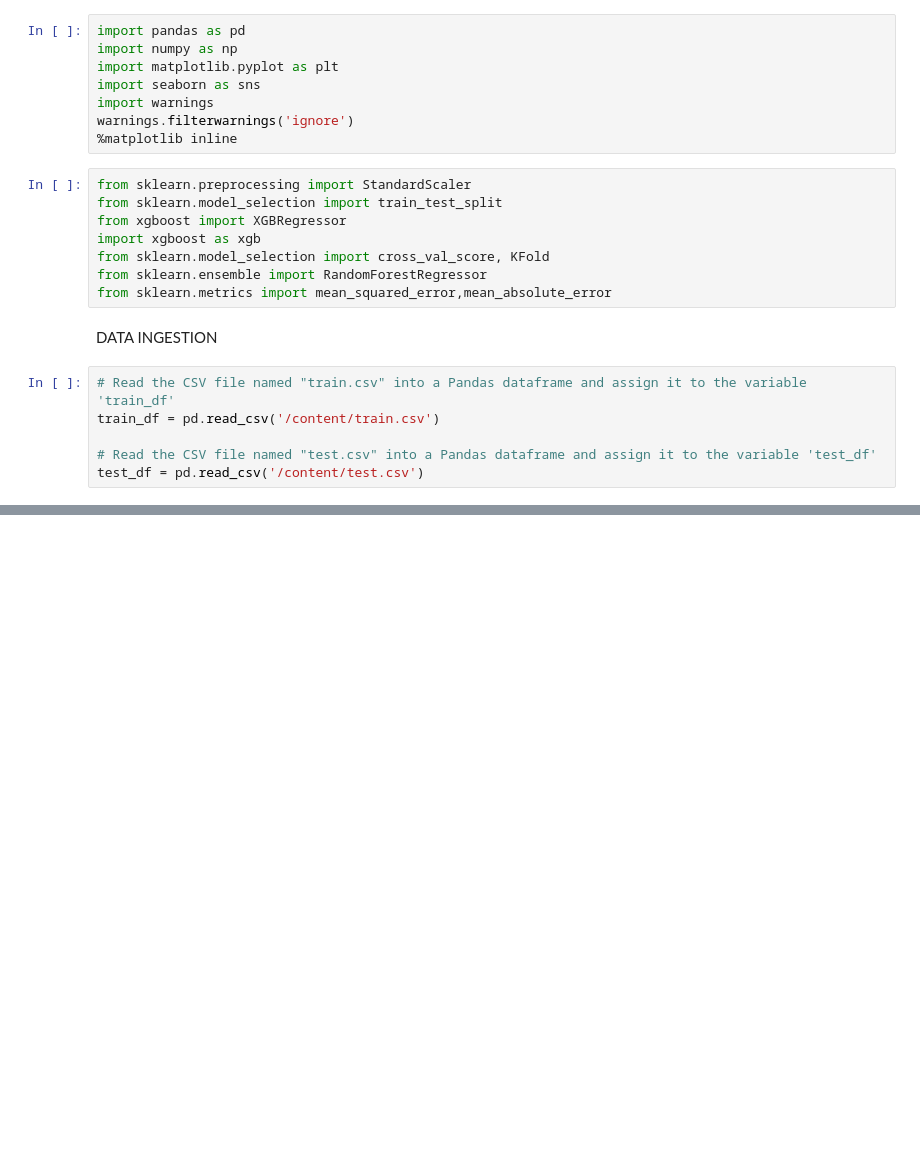
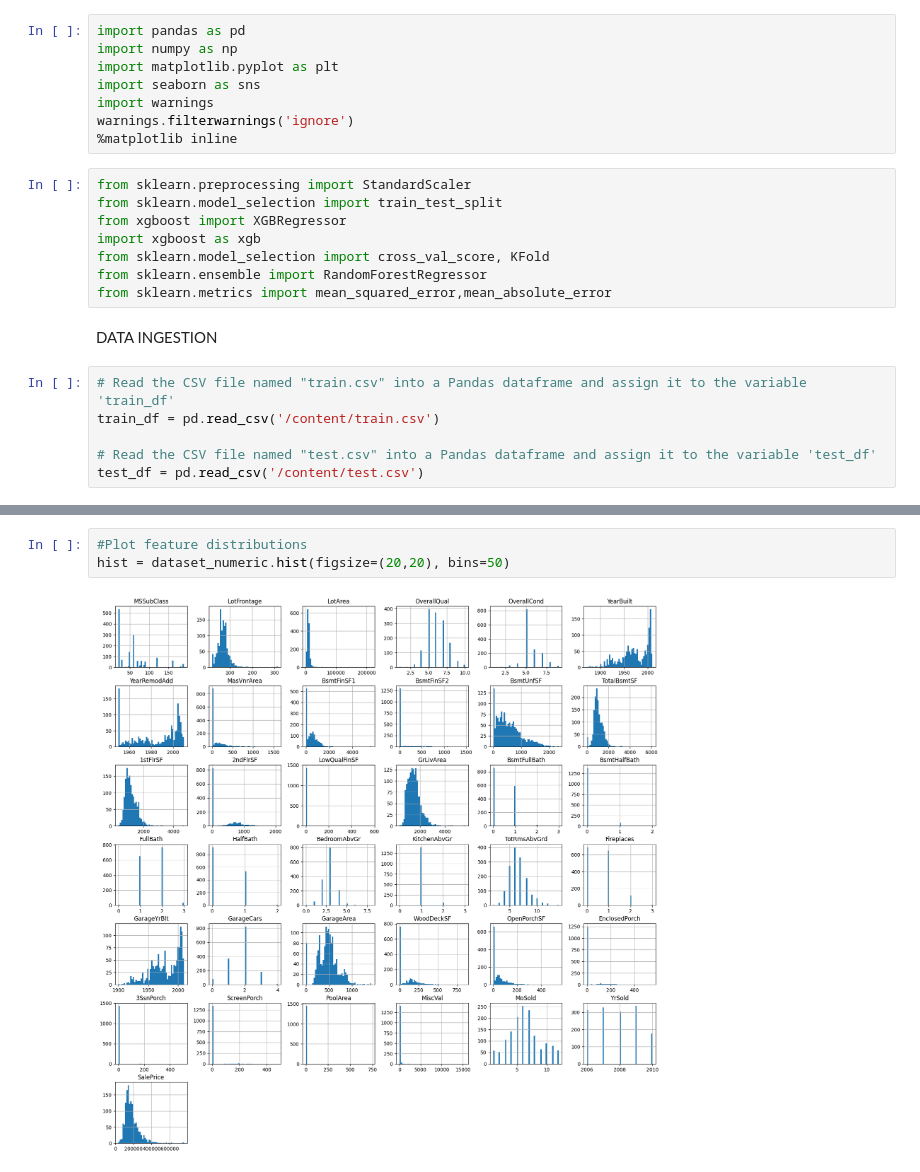
Before and after one commit to Kishor-Alagappan/house_price_prediction, a Jupyter notebook: house_price_prediction.ipynb, the cells around one changed output, grey strips where cells are left out. Cells and saved outputs as stored; diff of their text form; blank space fills up the shorter version.

```diff
--- a/house_price_prediction.ipynb
+++ b/house_price_prediction.ipynb
@@ -106,0 +96,5 @@ missing_data.head(25)
+# %%
+#Plot feature distributions
+hist = dataset_numeric.hist(figsize=(20,20), bins=50)
+# %% [output]
+[figure, added]
```
Also changed, not shown: parts of 27 cells of this notebook.
